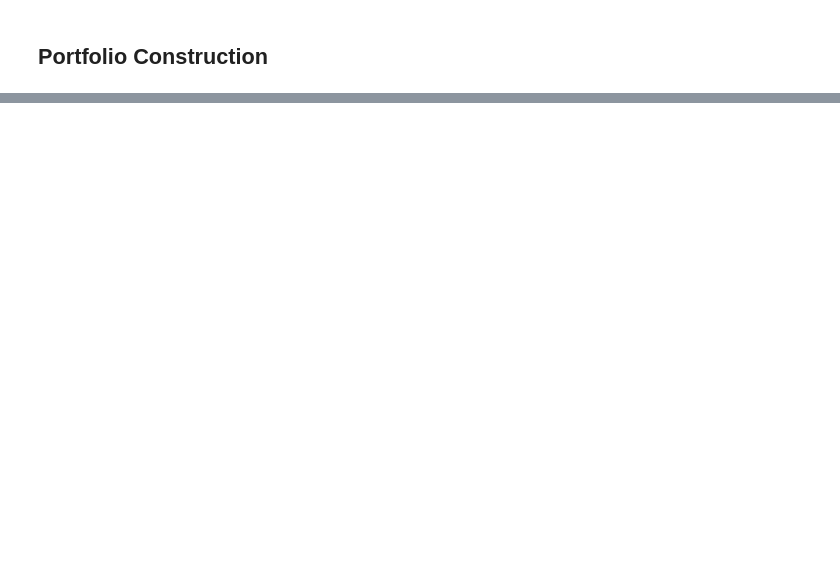
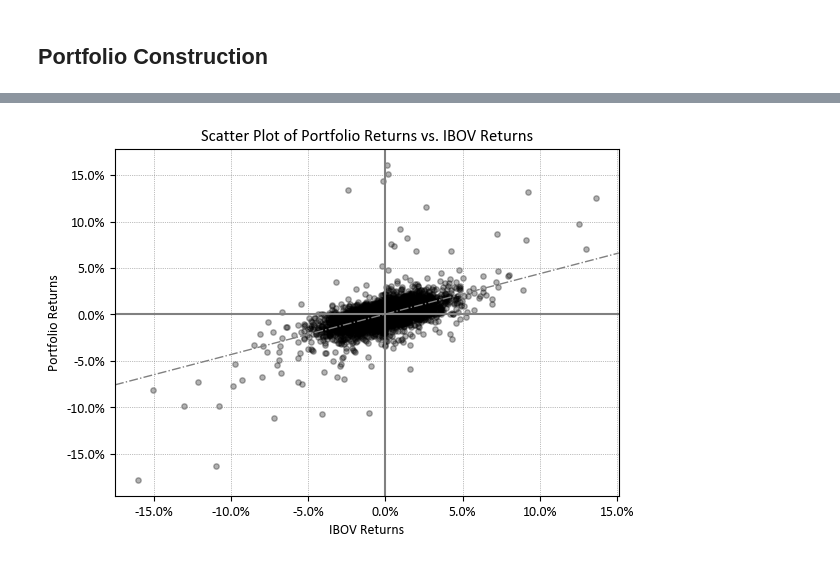
Before and after one commit to sambacode/asset_allocation, a Jupyter notebook: project.ipynb, the cells around one changed output, grey strips where cells are left out. Drawn from its saved outputs; the diff is of its cells as text; code cells hidden in the pictures; blank space fills up the shorter version.

```diff
--- a/project.ipynb
+++ b/project.ipynb
@@ -28,5 +29,36 @@ from plot import plot_results
 # %%
 OUTPUT_FOLDER = Path(r"C:\Users\pcampos\OneDrive - Insper - Instituto de Ensino e Pesquisa\Asset Allocation\Projeto\resultados")
+INVERSE_QUOTED = (
+    "JPY",
+    "HKD",
+    "PHP",
+    "CHF",
+    "CZK",
+    "CAD",
+    "CLP",
+    "DKK",
+    "NOK",
+    "SEK",
+    "RUB",
+    "BRL",
+    "MXN",
+    "HUF",
+    "PLN",
+    "TRY",
+    "ILS",
+    "INR",
+    "TWD",
+    "KRW",
+    "IDR",
+    "CNH",
+    "CNY",
+    "SGD",
+    "ZAR",
+    "THB",
+    "COP",
+    "MYR",
+    "HKD",
+)
 # %% [markdown]
 # Load Data
 # %% [markdown]
@@ -136,0 +236,14 @@ plt.show()
+# %%
+s_portfolio = np.log(backtest["assets"].copy()).diff(1).dropna()
+s_ibov = np.log(backtest["Ações Brasil"].copy()).diff(1).dropna()
+
+scatter_plot(
+    x_values=s_ibov,
+    y_values=s_portfolio,
+    yaxis_title="Portfolio Returns",
+    xaxis_title="IBOV Returns",
+    plot_title="Scatter Plot of Portfolio Returns vs. IBOV Returns",
+    fit_type="linear",
+)
+# %% [output]
+[figure, added]
```
Also changed, not shown: parts of 8 cells of this notebook, 1 other file.
